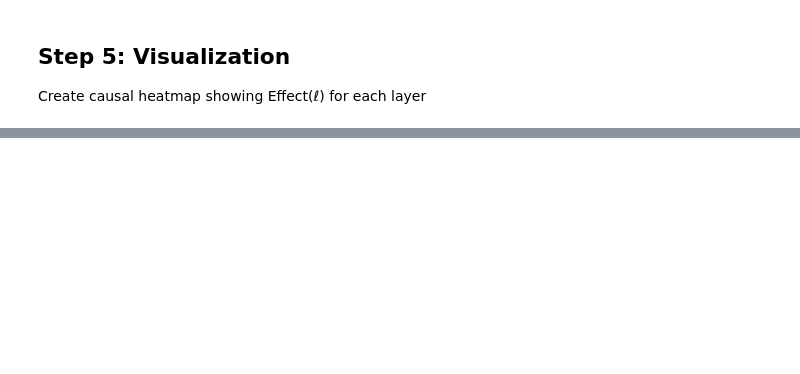
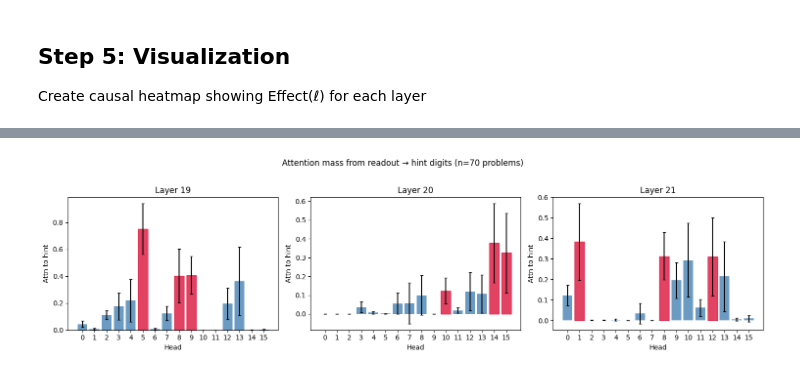
Before and after one commit to vrathi101/mats_10.0_app, a Jupyter notebook: gsm8k_patching.ipynb, the cells around one changed output, grey strips where cells are left out. Saved outputs shown, nothing was run; the diff lists cells and outputs as text; code cells hidden in the pictures; blank space fills up the shorter version.

```diff
--- a/gsm8k_patching.ipynb
+++ b/gsm8k_patching.ipynb
@@ -469,0 +734,78 @@ Saved to patching_heatmap.png
+# %%
+# Compute mean attention to hint tokens per head, averaged across all problems
+# This identifies "candidate heads" that consistently attend to hint values
+
+TARGET_LAYERS = [19, 20, 21]
+
+def get_hint_token_indices(full_text, hint_value, tokenizer):
+    """Find token indices corresponding to hint digit(s)."""
+    hint_str = str(hint_value)
+    hint_pattern = f"answer is {hint_str}"
+    hint_char_start = full_text.lower().find(hint_pattern)
+    if hint_char_start < 0:
+        return []
+
+    enc = tokenizer(full_text, return_offsets_mapping=True, add_special_tokens=False)
+    offsets = enc["offset_mapping"]
+
+    hint_digit_start = hint_char_start + len("answer is ")
+    hint_digit_end = hint_digit_start + len(hint_str)
+
+    return [i for i, (s, e) in enumerate(offsets) if s < hint_digit_end and e > hint_digit_start]
+
+# Collect attention mass to hint for each head across all problems, for each layer
+results_by_layer = {l: [] for l in TARGET_LAYERS}
+
+for tp in tqdm(target_problems, desc="Computing attention to hint"):
+    hint_prompt = tp["hint"]["prompt"]
+    hint_value = tp["hint"]["hint_value"]
+
+    full_text = hint_prompt + "\nAnswer: "
+    input_ids = tok(full_text, return_tensors="pt", add_special_tokens=False).input_ids.to(model.device)
+    readout_pos = input_ids.shape[1] - 1
+
+    hint_indices = get_hint_token_indices(full_text, hint_value, tok)
+    if not hint_indices:
+        continue
+
+    with torch.no_grad():
+        out = model(input_ids=input_ids, output_attentions=True, return_dict=True)
+
+    for layer_idx in TARGET_LAYERS:
+        attn = out.attentions[layer_idx][0, :, readout_pos, :].float().cpu().numpy()
+        attn_to_hint = attn[:, hint_indices].sum(axis=1)
+        results_by_layer[layer_idx].append(attn_to_hint)
+
+# Visualize each layer
+fig, axes = plt.subplots(1, 3, figsize=(15, 4))
+
+for ax, layer_idx in zip(axes, TARGET_LAYERS):
+    all_attn = np.stack(results_by_layer[layer_idx])
+    mean_attn = all_attn.mean(axis=0)
+    std_attn = all_attn.std(axis=0)
+    num_heads = len(mean_attn)
+
+    bars = ax.bar(range(num_heads), mean_attn, yerr=std_attn, capsize=2, alpha=0.8, color='steelblue')
+
+    top_heads = np.argsort(mean_attn)[::-1][:3]
+    for h in top_heads:
+        bars[h].set_color('crimson')
+
+    ax.set_xlabel("Head")
+    ax.set_ylabel("Attn to hint")
+    ax.set_title(f"Layer {layer_idx}")
+    ax.set_xticks(range(num_heads))
+
+plt.suptitle(f"Attention mass from readout → hint digits (n={len(results_by_layer[TARGET_LAYERS[0]])} problems)", y=1.02)
+plt.tight_layout()
+plt.savefig("attention_to_hint_by_head.png", dpi=150, bbox_inches="tight")
+plt.show()
+
+# Print top heads per layer
+for layer_idx in TARGET_LAYERS:
+    all_attn = np.stack(results_by_layer[layer_idx])
+    mean_attn = all_attn.mean(axis=0)
+    top_heads = np.argsort(mean_attn)[::-1][:3]
+    print(f"Layer {layer_idx} top heads: {[f'H{h}={mean_attn[h]:.3f}' for h in top_heads]}")
+# %% [output]
+[figure, added]
```
Also changed, not shown: parts of 17 cells of this notebook, 1 other file.
